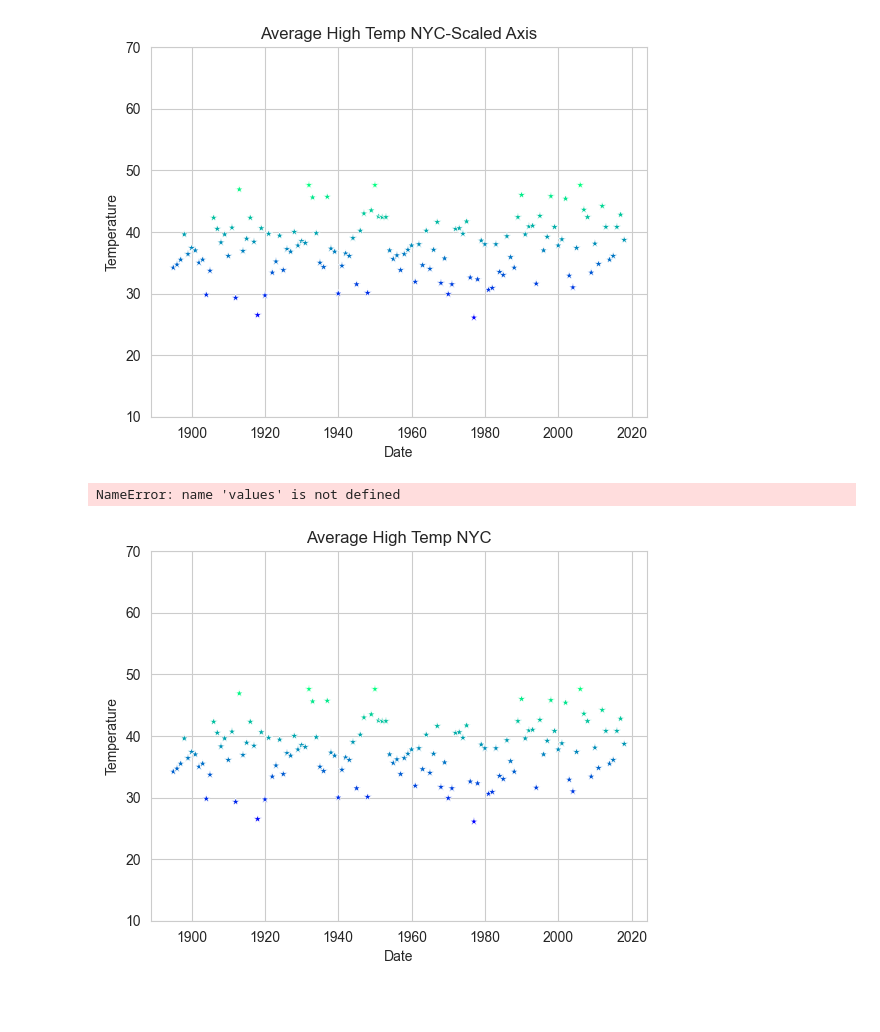
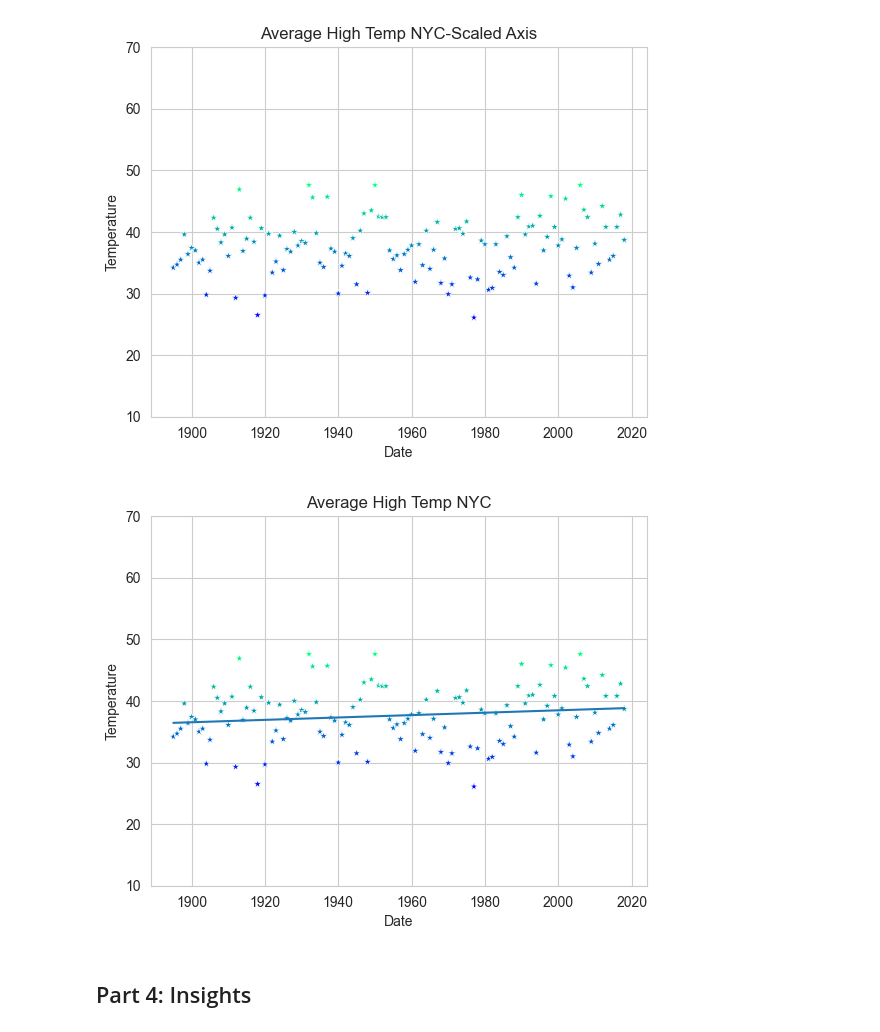
Before and after one commit to mindy0cruz/datafun-07-ml, a Jupyter notebook: mindycruz_ml.ipynb, the cells around one changed output. Drawn from its saved outputs; the diff is of its cells as text; code cells hidden in the pictures; blank space fills up the shorter version.

```diff
--- a/mindycruz_ml.ipynb
+++ b/mindycruz_ml.ipynb
@@ -227,10 +227,12 @@ Text(0.5, 1.0, 'Average High Temp NYC-Scaled Axis')
 # %%
 # adding regression line
 axes = sns.scatterplot(data=nyc, x='Date', y='Temperature', marker='*', hue='Temperature', palette='winter', legend=False)
 axes.set_ylim(10,70)
 axes.set_title('Average High Temp NYC')
-x= np.array([min(nyc.Date,values), max(nyc.Date.value)])
+x= np.array([min(nyc.Date.values), max(nyc.Date.values)])
 y= predict(x)
+line= plt.plot(x,y)
 # %% [output]
-NameError: name 'values' is not defined
-[figure, old version]
+[figure, new version]
+# %% [markdown]
+## Part 4: Insights
```
